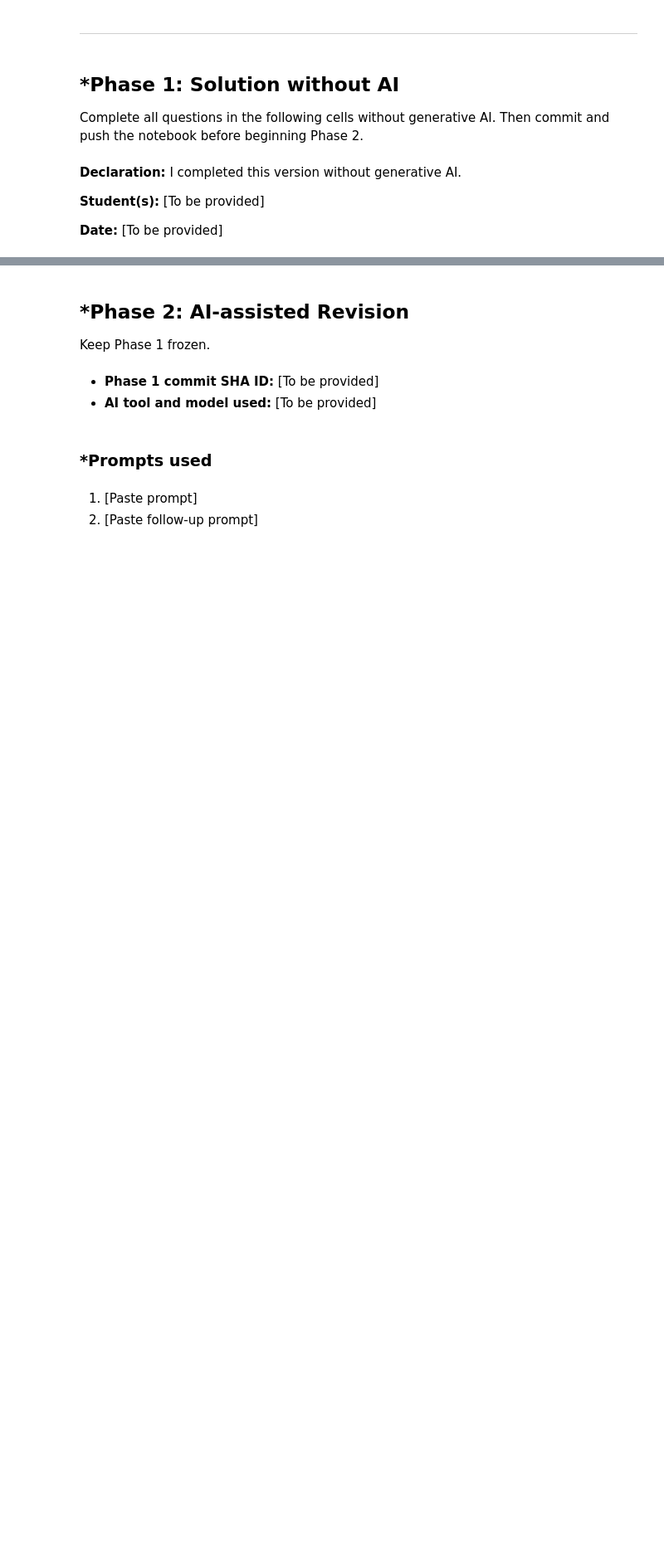
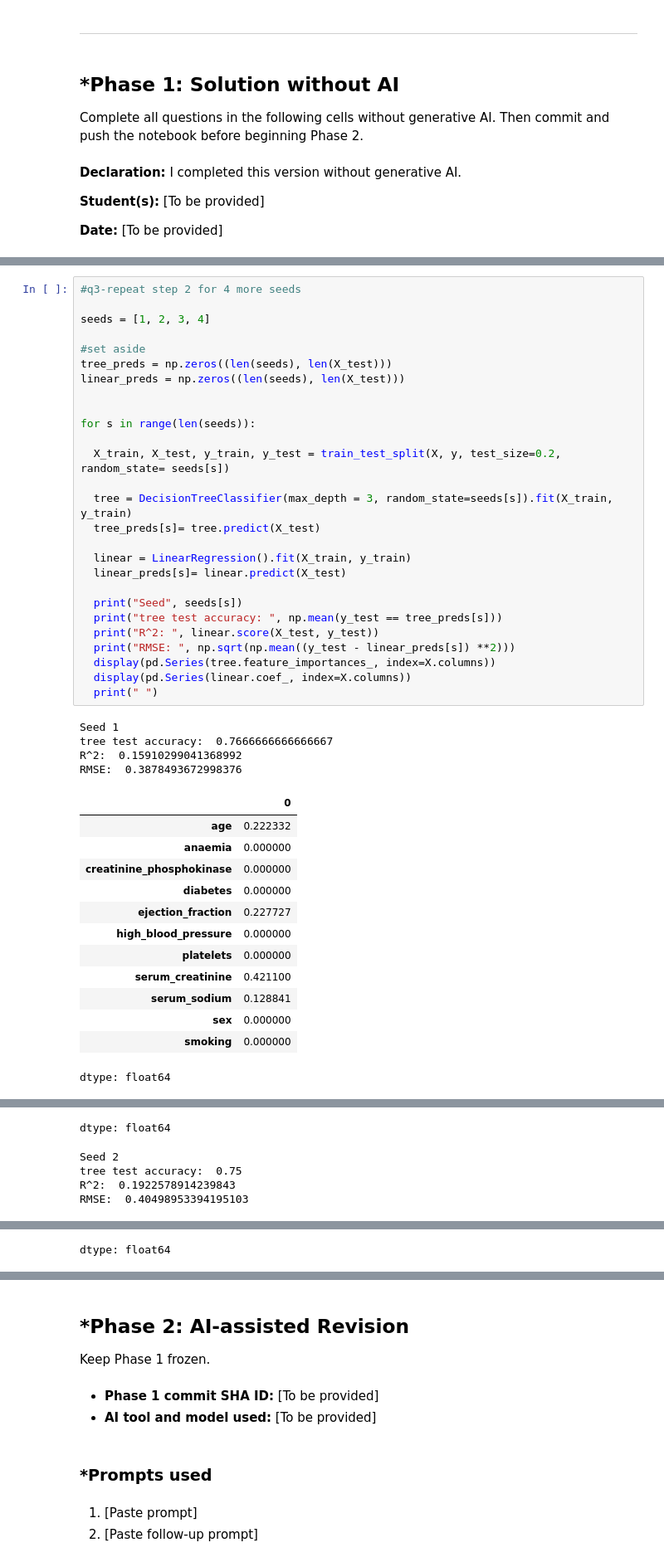
Before and after one commit to derekhatherley/L03-tree-stability, a Jupyter notebook: notebook.ipynb, the cells around one changed output, grey strips where cells are left out. Shown at 83% size. Cells and saved outputs as stored; diff of their text form; blank space fills up the shorter version.

```diff
--- a/notebook.ipynb
+++ b/notebook.ipynb
@@ -141,3 +145,48 @@ tree test accuracy:  0.75
 | 1 | 8 | 13 |
 R^2:  0.13683194590903713
 RMSE:  0.4431373740790705
+# %%
+#q3-repeat step 2 for 4 more seeds
+
+seeds = [1, 2, 3, 4]
+
+#set aside
+tree_preds = np.zeros((len(seeds), len(X_test)))
+linear_preds = np.zeros((len(seeds), len(X_test)))
+
+
+for s in range(len(seeds)):
+
+  X_train, X_test, y_train, y_test = train_test_split(X, y, test_size=0.2, random_state= seeds[s])
+
+  tree = DecisionTreeClassifier(max_depth = 3, random_state=seeds[s]).fit(X_train, y_train)
+  tree_preds[s]= tree.predict(X_test)
+
+  linear = LinearRegression().fit(X_train, y_train)
+  linear_preds[s]= linear.predict(X_test)
+
+  print("Seed", seeds[s])
+  print("tree test accuracy: ", np.mean(y_test == tree_preds[s]))
+  print("R^2: ", linear.score(X_test, y_test))
+  print("RMSE: ", np.sqrt(np.mean((y_test - linear_preds[s]) **2)))
+  display(pd.Series(tree.feature_importances_, index=X.columns))
+  display(pd.Series(linear.coef_, index=X.columns))
+  print(" ")
+# %% [output]
+Seed 1
+tree test accuracy:  0.7666666666666667
+R^2:  0.15910299041368992
+RMSE:  0.3878493672998376
+|  | 0 |
+| age | 0.222332 |
+| anaemia | 0.000000 |
+| creatinine_phosphokinase | 0.000000 |
+| diabetes | 0.000000 |
+| ejection_fraction | 0.227727 |
+| high_blood_pressure | 0.000000 |
+| platelets | 0.000000 |
+| serum_creatinine | 0.421100 |
+| serum_sodium | 0.128841 |
+| sex | 0.000000 |
+| smoking | 0.000000 |
+dtype: float64
@@ -143,0 +205,5 @@ RMSE:  0.4431373740790705
+dtype: float64
+Seed 2
+tree test accuracy:  0.75
+R^2:  0.1922578914239843
+RMSE:  0.40498953394195103
@@ -143,0 +222 @@ RMSE:  0.4431373740790705
+dtype: float64
```
Also changed, not shown: parts of 3 cells of this notebook.
